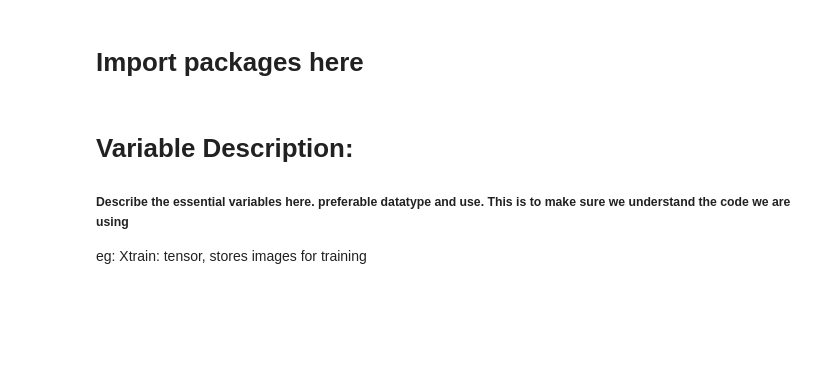
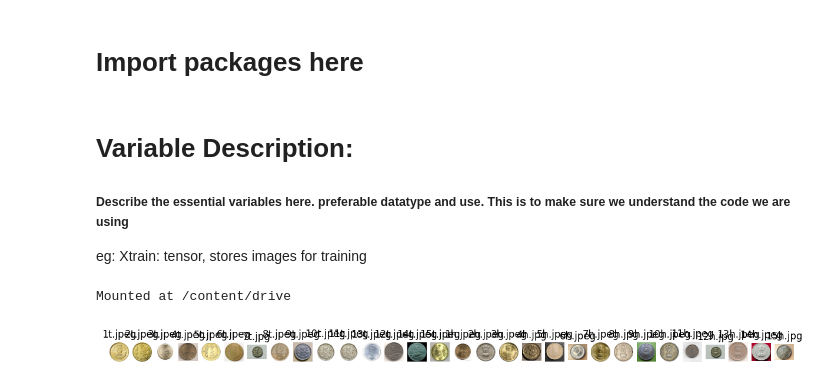
Before and after one commit to 8dsasb/CoinClassifier, a Jupyter notebook: Adv_CV_Project.ipynb, the cells around one changed output. Cells and saved outputs as stored; diff of their text form; code cells hidden in the pictures; blank space fills up the shorter version.

Commit message:
Read Images from Drive to Colab

```diff
--- a/Adv_CV_Project.ipynb
+++ b/Adv_CV_Project.ipynb
@@ -31,3 +27,26 @@ import torch
 
 ##### Describe the essential variables here. preferable datatype and use. This is to make sure we understand the code we are using
 eg: Xtrain: tensor, stores images for training
+# %%
+drive.mount('/content/drive')
+# %% [output]
+Mounted at /content/drive
+# %%
+#Prerequisite for this cell: Right click on CoinImages in drive. Organize and then add short cut to My Drive
+folder_path = "/content/drive/My Drive/CoinImages/India/INR 5Rs"  # Update with your folder path
+image_files = [f for f in os.listdir(folder_path) if f.endswith(('.jpg', '.png', '.jpeg'))]
+
+fig, axes = plt.subplots(1, len(image_files), figsize=(15, 5))
+
+for i, file in enumerate(image_files):
+    img_path = os.path.join(folder_path, file)
+    img = cv2.imread(img_path)
+    img = cv2.cvtColor(img, cv2.COLOR_BGR2RGB)
+
+    axes[i].imshow(img)
+    axes[i].axis("off")
+    axes[i].set_title(file)
+
+plt.show()
+# %% [output]
+[figure, added]
```
Also changed, not shown: parts of 2 cells of this notebook.
